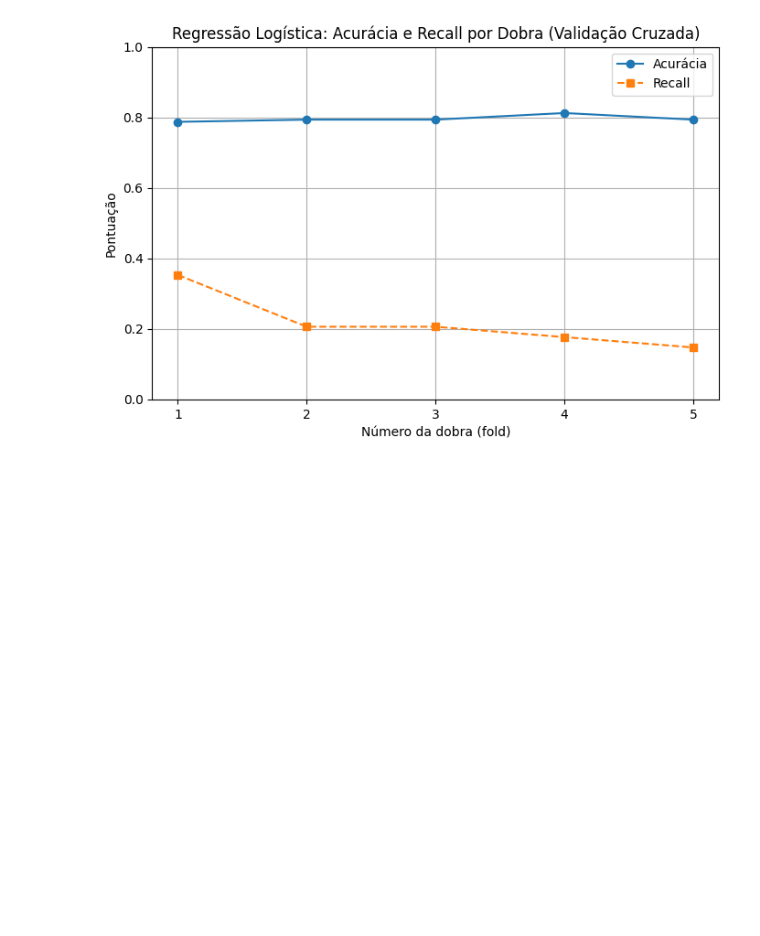
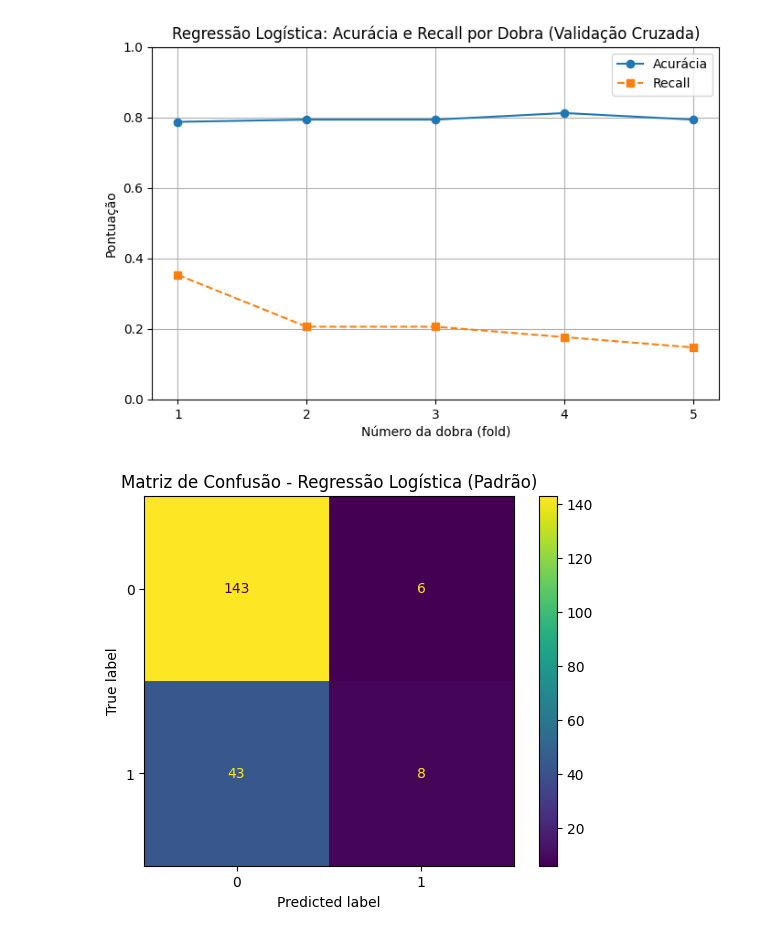
Before and after one commit to ecrseer/machine-learnin, a Jupyter notebook: lifecycl/at.ipynb, the cells around one changed output. Cells and saved outputs as stored; diff of their text form; code cells hidden in the pictures; blank space fills up the shorter version.

```diff
--- a/lifecycl/at.ipynb
+++ b/lifecycl/at.ipynb
@@ -163,33 +155,111 @@ TypeError: object of type 'numpy.float64' has no len()
 # %%
+from sklearn.metrics import ConfusionMatrixDisplay, confusion_matrix
+from sklearn.model_selection import GridSearchCV
+from sklearn.metrics import precision_score, recall_score, f1_score
 
-def avalia_logreg_pontuacoes(X_train, y_train):
-    pipeline = Pipeline([
-        ("scaler", StandardScaler()),
-        ("logreg", LogisticRegression(solver='liblinear'))
-    ])
 
-    acc = cross_val_score(pipeline, X_train, y_train, cv=5, scoring='accuracy')
-    recall = cross_val_score(pipeline, X_train, y_train, cv=5, scoring='recall')
+
+def avalia_logreg_pontuacoes(X_train_scaled, y_train):
+    model = LogisticRegression(solver='liblinear')
+
+    acc = cross_val_score(model, X_train_scaled, y_train, cv=5, scoring='accuracy')
+    recall = cross_val_score(model, X_train_scaled, y_train, cv=5, scoring='recall')
 
     return acc, recall
 
 def plota_resultado_logreg(acc_scores, recall_scores):
     folds = range(1, len(acc_scores) + 1)
 
     plt.figure(figsize=(8, 5))
     plt.plot(folds, acc_scores, marker='o', label="Acurácia")
     plt.plot(folds, recall_scores, marker='s', label="Recall", linestyle='--')
     plt.title("Regressão Logística: Acurácia e Recall por Dobra (Validação Cruzada)")
     plt.xlabel("Número da dobra (fold)")
     plt.ylabel("Pontuação")
     plt.ylim(0, 1)
     plt.xticks(folds)
     plt.grid(True)
     plt.legend()
     plt.show()
 
-acc_scores, recall_scores = avalia_logreg_pontuacoes(X_train, y_train)
+acc_scores, recall_scores = avalia_logreg_pontuacoes(X_train_scaled, y_train)
+plota_resultado_logreg(acc_scores, recall_scores)
 
-plota_resultado_logreg(acc_scores, recall_scores)
+
+
+# Instancia e treina o modelo
+logreg = LogisticRegression(solver="liblinear")
+logreg.fit(X_train_scaled, y_train)
+
+# Previsões
+y_pred = logreg.predict(X_test_scaled)
+
+# Matriz de confusão
+ConfusionMatrixDisplay.from_predictions(y_test, y_pred)
+plt.title("Matriz de Confusão - Regressão Logística (Padrão)")
+plt.show()
+
+
+
+
+
+# Define o modelo base
+logreg = LogisticRegression(solver="liblinear")
+
+# Grade de hiperparâmetros a testar
+param_grid = {
+    'penalty': ['l1', 'l2'],
+    'C': [0.01, 0.1, 1, 10],
+    'class_weight': [None, 'balanced']
+}
+
+# Busca com validação cruzada
+grid = GridSearchCV(logreg, param_grid, cv=5, scoring='f1')
+grid.fit(X_train_scaled, y_train)
+
+# Melhor modelo e seus parâmetros
+best_model = grid.best_estimator_
+print("🔍 Melhor combinação de hiperparâmetros:", grid.best_params_)
+
+
+
+
+def compara_modelos(modelo1, modelo2, X_test_scaled, y_test):
+    y_pred1 = modelo1.predict(X_test_scaled)
+    y_pred2 = modelo2.predict(X_test_scaled)
+
+    f1_1 = f1_score(y_test, y_pred1)
+    f1_2 = f1_score(y_test, y_pred2)
+
+    recall_1 = recall_score(y_test, y_pred1)
+    recall_2 = recall_score(y_test, y_pred2)
+
+    plt.figure(figsize=(7, 5))
+    bar_width = 0.35
+    labels = ['F1-Score', 'Recall']
+
+    plt.bar(np.arange(2), [f1_1, recall_1], width=bar_width, label='Padrão')
+    plt.bar(np.arange(2) + bar_width, [f1_2, recall_2], width=bar_width, label='Melhorado')
+
+    plt.xticks(np.arange(2) + bar_width / 2, labels)
+    plt.ylabel("Pontuação")
+    plt.ylim(0, 1)
+    plt.title("Comparação: Regressão Logística Padrão vs Melhorada (GridSearch)")
+    plt.legend()
+    plt.grid(True)
+    plt.show()
+
+
+
+# Modelo padrão
+modelo_padrao = LogisticRegression(solver="liblinear")
+modelo_padrao.fit(X_train_scaled, y_train)
+
+# Melhor modelo com hiperparâmetros
+modelo_melhorado = grid.best_estimator_
+
+# Comparar
+compara_modelos(modelo_padrao, modelo_melhorado, X_test_scaled, y_test)
 # %% [output]
 [figure]
+[figure, added]
```
Also changed, not shown: parts of 2 cells of this notebook, 4 other files.
